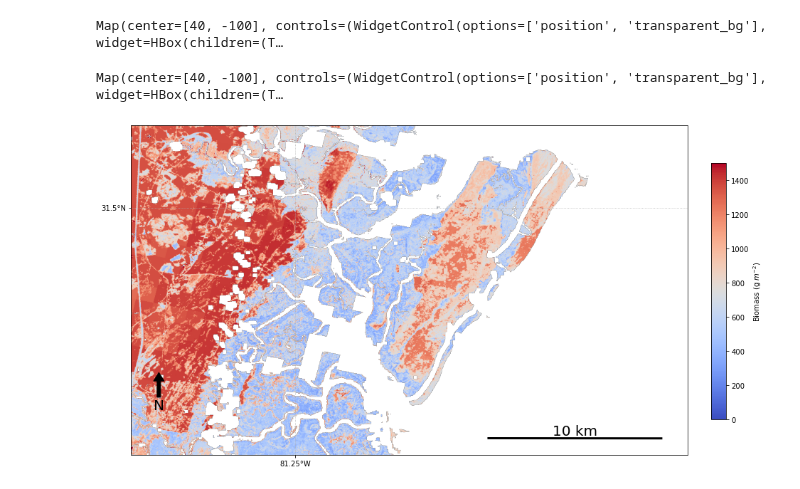
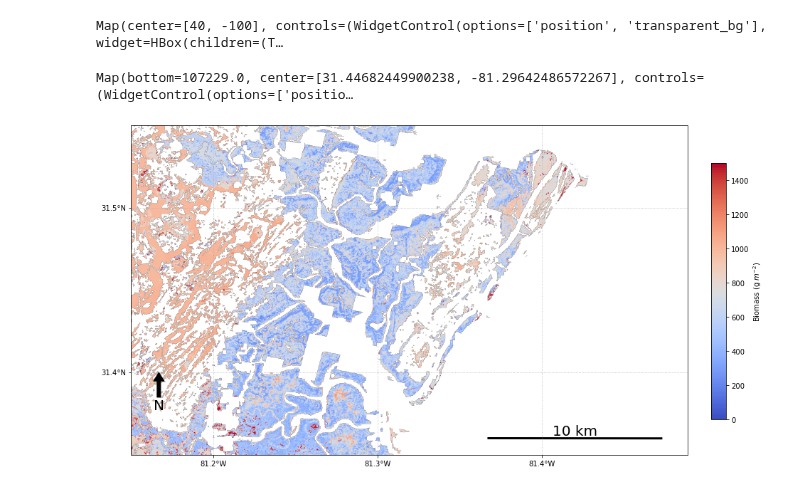
Before and after one commit to asajulien/PhD, a Jupyter notebook: Jupyter/Georgia/Mapping model.ipynb, the cells around one changed output. Drawn from its saved outputs; the diff is of its cells as text; code cells hidden in the pictures.

```diff
--- a/Jupyter/Georgia/Mapping model.ipynb
+++ b/Jupyter/Georgia/Mapping model.ipynb
@@ -312,7 +312,16 @@ img1 = ee.Image([daymet, FLAT19, dem2])
 
 # Map.addLayer(collection, {}, 'collection')
 
-##LANDSAT 8:
+##Land masking using NLCD:
+dataset = ee.ImageCollection('USGS/NLCD_RELEASES/2019_REL/NLCD')
+nlcd2019 = dataset.filter(ee.Filter.eq('system:index', '2019')).first() ##use different NLCD image for earlier years
+landcover = nlcd2019.select('landcover')
+
+landcovermask = landcover.remap([11,31,90,95], [1,1,1,1])
+
+img1 = img1.updateMask(landcovermask)
+
+##Adding variables in LANDSAT 8:
 
 def addsavi(image):
     savi = image.expression(
@@ -384,6 +393,7 @@ def addndvi(image):
 
     return image.addBands(ndvi.rename('ndvi'))
 
+##REMEMBER: THIS IS ONLY LANDSAT 8! WILL NEED TO REDO BANDS FOR LS5 IMAGES
 img1 = addsavi(img1)
 img1 = addwdrvi5(img1)
 img1 = addnd_r_g(img1)
@@ -429,7 +439,7 @@ Map
 
 # cm.list_colormaps()
 # %% [output]
-Map(center=[40, -100], controls=(WidgetControl(options=['position', 'transparent_bg'], widget=HBox(children=(T…
+Map(bottom=107229.0, center=[31.44682449900238, -81.29642486572267], controls=(WidgetControl(options=['positio…
 # %%
 ##Cartoee
 from geemap import cartoee
@@ -438,37 +448,38 @@ from geemap import cartoee
 region = [-81.5, 31, -80.75, 32]  # define bounding box to request data
 out_region = [180, -60, -180, 85]
 zoom_region = [-81.45, 31.35, -81.15, 31.55]
+flux_region = [-81.3, 31.42, -81.26, 31.45] ##Why are coordinates changing based on zoom level?? Projection issue?
 
 # vis = {'min': 0, 'max': 1500, 'palette': ['1621A2', 'white', 'blue', 'cyan', 'green']}  # define vis parameters for image
 vis = {'min': 0, 'max': 1500}  # define vis parameters for image
 
 cmap = "coolwarm"
 
 fig = plt.figure(figsize=(15, 10))
 
 # use cartoee to get a map
 ax = cartoee.get_map(classified, region=zoom_region, vis_params=vis, cmap = cmap)
 
 # add a colorbar to the map using the visualization params we passed to the map
 cartoee.add_colorbar(ax, vis, cmap = cmap, loc="right", label="Biomass (g $m^{-2}$)", orientation="vertical")
 
 # add gridlines to the map at a specified interval
-cartoee.add_gridlines(ax, interval=[0.25, 0.25], linestyle=":")
+cartoee.add_gridlines(ax, interval=[0.1, 0.1], linestyle=":")
 
 # add coastlines using the cartopy api - way off! check with zoomed out image
 # ax.coastlines(color="red")
 
 # add north arrow
 cartoee.add_north_arrow(
     ax, text="N", xy=(0.05, 0.25), text_color="black", arrow_color="black", fontsize=20
 )
 
 # add scale bar
 cartoee.add_scale_bar_lite(
     ax, length=10, xy=(0.1, 0.05), fontsize=20, color="black", unit="km"
 )
 
 ##More info here: https://geemap.org/notebooks/50_cartoee_quickstart/#plotting-an-image
 ##And here: https://geemap.org/notebooks/66_cartoee_legend/
 # %% [output]
-[figure, old version]
+[figure, new version]
```
Also changed, not shown: parts of 2 cells of this notebook, 2 other files.
